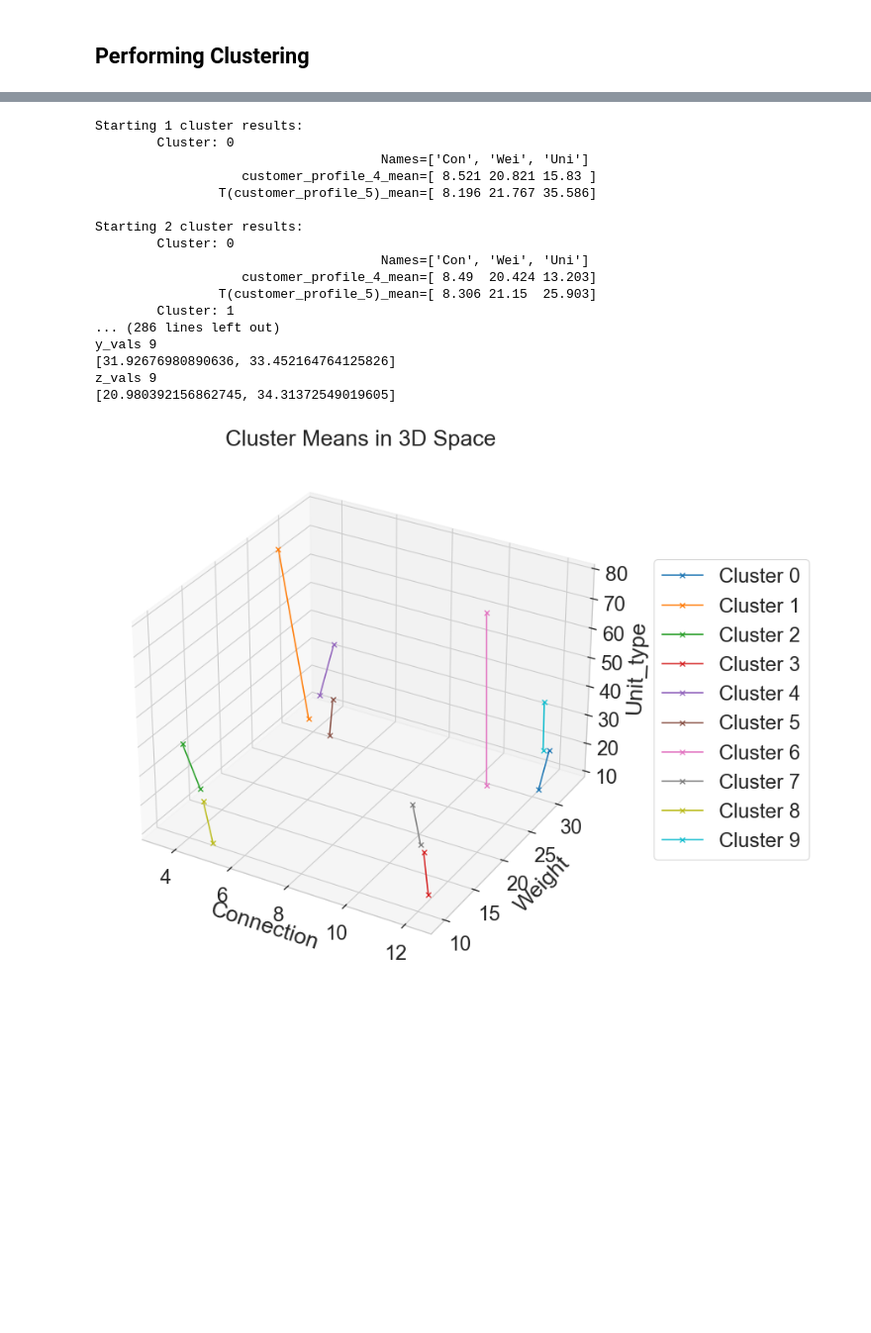
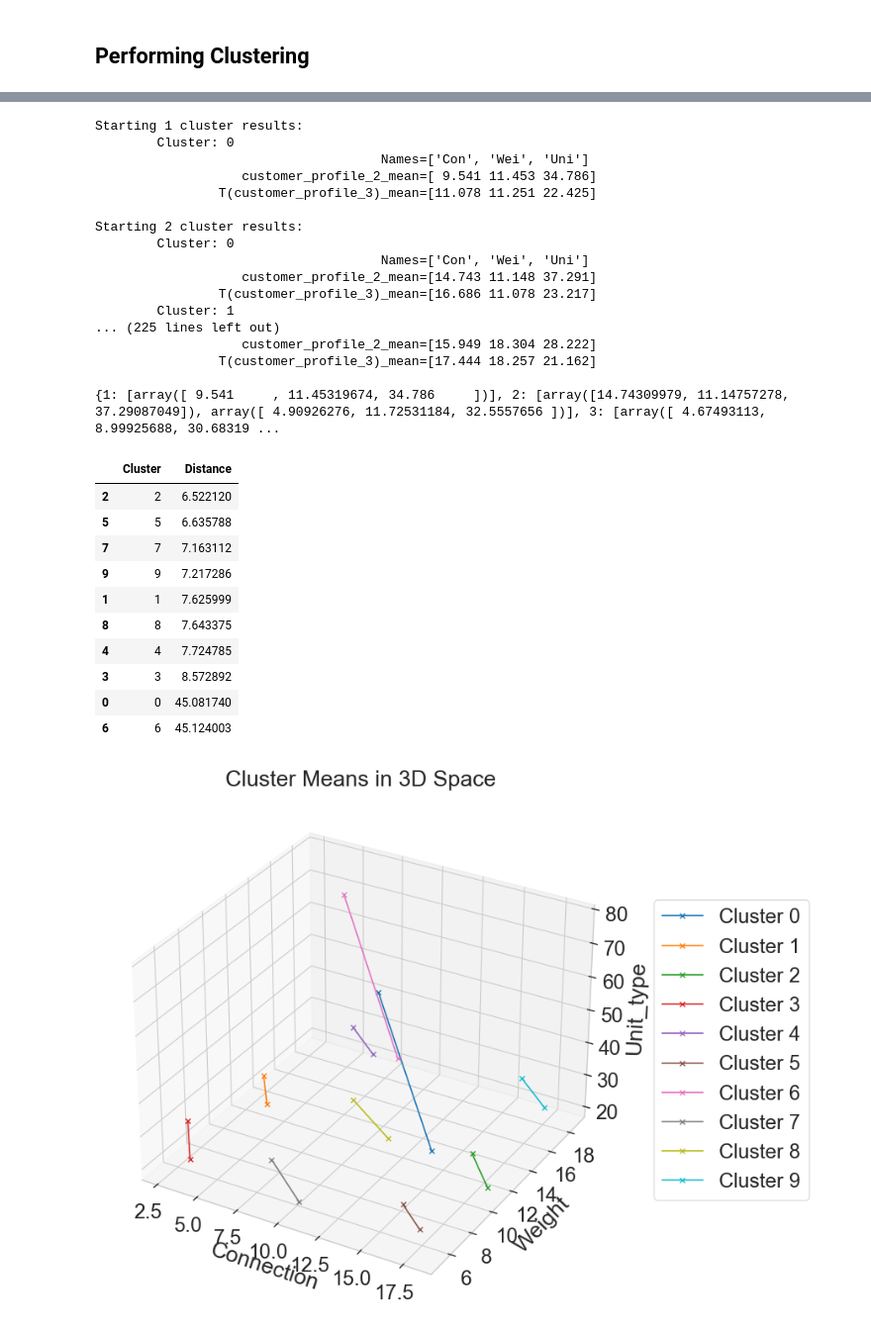
Before and after one commit to TrulySanae/PAMI_Projekt, a Jupyter notebook: Shift Explantion/adult-income-experiment.ipynb, the cells around one changed output, grey strips where cells are left out. Shown: that part at 99% size. Drawn from its saved outputs; the diff is of its cells as text; code cells hidden in the pictures; blank space fills up the shorter version.

```diff
--- a/Shift Explantion/adult-income-experiment.ipynb
+++ b/Shift Explantion/adult-income-experiment.ipynb
@@ -48,7 +48,7 @@ from data_utils import load_and_preprocess_logistics_data
 continuous_variables_indicies = [0,1,2]
 # Pick the desired dataset combination
 comparison_dict = {0: [0,1], 1: [2,3], 2: [4,5]}
-comparison_id = 2
+comparison_id = 1
 # n_samples = 'balanced'
 n_samples = 1000
 equal_week_split = True
@@ -250,7 +250,7 @@ for record_idx in range(max_clusters):
             src_means.append(src_mean)
             tgt_means.append(tgt_mean)
         print()
-print("#############################################")
+
 # print(customer_profile_0_means)
 # print(customer_profile_1_means)
 
@@ -260,46 +260,60 @@ print("#############################################")
 # customer_profile_0_means = np.array(customer_profile_0_means)
 # customer_profile_1_means = np.array(customer_profile_1_means)
 print(customer_profile_0_means)
 # print(customer_profile_1_means)
 # # Plotting
 fig = plt.figure(figsize=(12, 8))
 ax = fig.add_subplot(111, projection='3d')
 
+distances = {}
 
 for cluster_idx in range(vis_clusters):
     x_vals = [customer_profile_0_means[vis_clusters][cluster_idx][0], customer_profile_1_means[vis_clusters][cluster_idx][0]]
     y_vals = [customer_profile_0_means[vis_clusters][cluster_idx][1], customer_profile_1_means[vis_clusters][cluster_idx][1]]
     z_vals = [customer_profile_0_means[vis_clusters][cluster_idx][2], customer_profile_1_means[vis_clusters][cluster_idx][2]]
-    print(f'x_vals {cluster_idx}')
-    print(x_vals)
-    print(f'y_vals {cluster_idx}')
-    print(y_vals)
-    print(f'z_vals {cluster_idx}')
-    print(z_vals)
+
+
+    distances[cluster_idx] = ((x_vals[0]-x_vals[1])**2 + (y_vals[0]-y_vals[1])**2 + (z_vals[0]-z_vals[1])**2)**0.5
+
     ax.plot(x_vals, y_vals, z_vals, marker='x', linestyle='-', label=f'Cluster {cluster_idx}')
 
+distances = pd.DataFrame(distances.items(), columns=['Cluster', 'Distance'])
+distances = distances.sort_values(by='Distance')
+
+display(distances)
 ax.set_xlabel(feature_names[0])
 ax.set_ylabel(feature_names[1])
 ax.set_zlabel(feature_names[2])
 ax.set_title('Cluster Means in 3D Space')
 ax.legend(loc='center left', bbox_to_anchor=(1.05, 0.5))
 plt.show()
 # %% [output]
 Starting 1 cluster results:
         Cluster: 0
                                      Names=['Con', 'Wei', 'Uni']
-                   customer_profile_4_mean=[ 8.521 20.821 15.83 ]
-                T(customer_profile_5)_mean=[ 8.196 21.767 35.586]
+                   customer_profile_2_mean=[ 9.541 11.453 34.786]
+                T(customer_profile_3)_mean=[11.078 11.251 22.425]
 
 Starting 2 cluster results:
         Cluster: 0
                                      Names=['Con', 'Wei', 'Uni']
-                   customer_profile_4_mean=[ 8.49  20.424 13.203]
-                T(customer_profile_5)_mean=[ 8.306 21.15  25.903]
+                   customer_profile_2_mean=[14.743 11.148 37.291]
+                T(customer_profile_3)_mean=[16.686 11.078 23.217]
         Cluster: 1
-... (286 lines left out)
-y_vals 9
-[31.92676980890636, 33.452164764125826]
-z_vals 9
-[20.980392156862745, 34.31372549019605]
+... (225 lines left out)
+                   customer_profile_2_mean=[15.949 18.304 28.222]
+                T(customer_profile_3)_mean=[17.444 18.257 21.162]
+
+{1: [array([ 9.541     , 11.45319674, 34.786     ])], 2: [array([14.74309979, 11.14757278, 37.29087049]), array([ 4.90926276, 11.72531184, 32.5557656 ])], 3: [array([ 4.67493113,  8.99925688, 30.68319 ...
+|  | Cluster | Distance |
+| 2 | 2 | 6.522120 |
+| 5 | 5 | 6.635788 |
+| 7 | 7 | 7.163112 |
+| 9 | 9 | 7.217286 |
+| 1 | 1 | 7.625999 |
+| 8 | 8 | 7.643375 |
+| 4 | 4 | 7.724785 |
+| 3 | 3 | 8.572892 |
+| 0 | 0 | 45.081740 |
+| 6 | 6 | 45.124003 |
-[figure, old version]
+[figure, new version]
```
Also changed, not shown: parts of 5 cells of this notebook.
